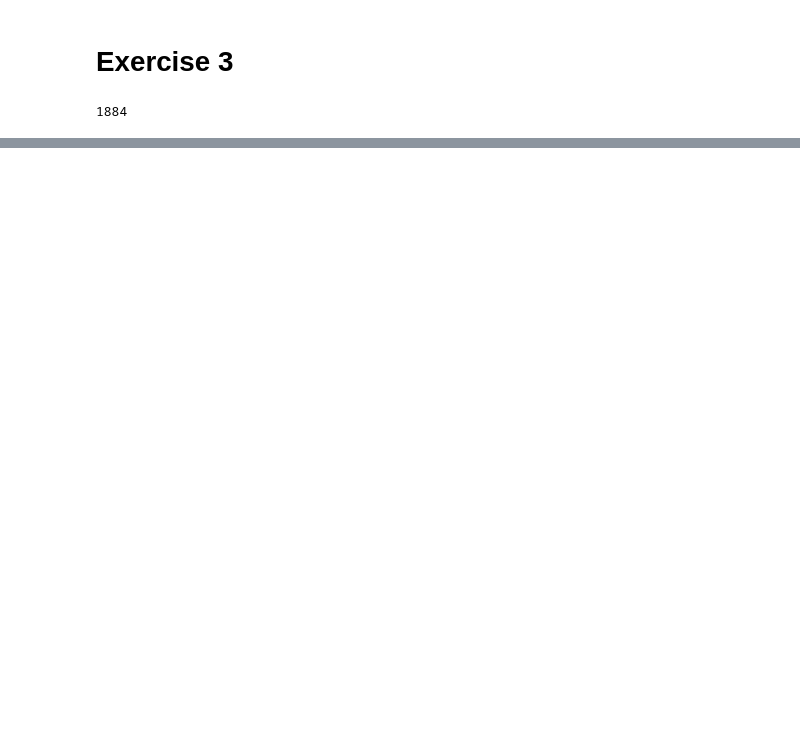
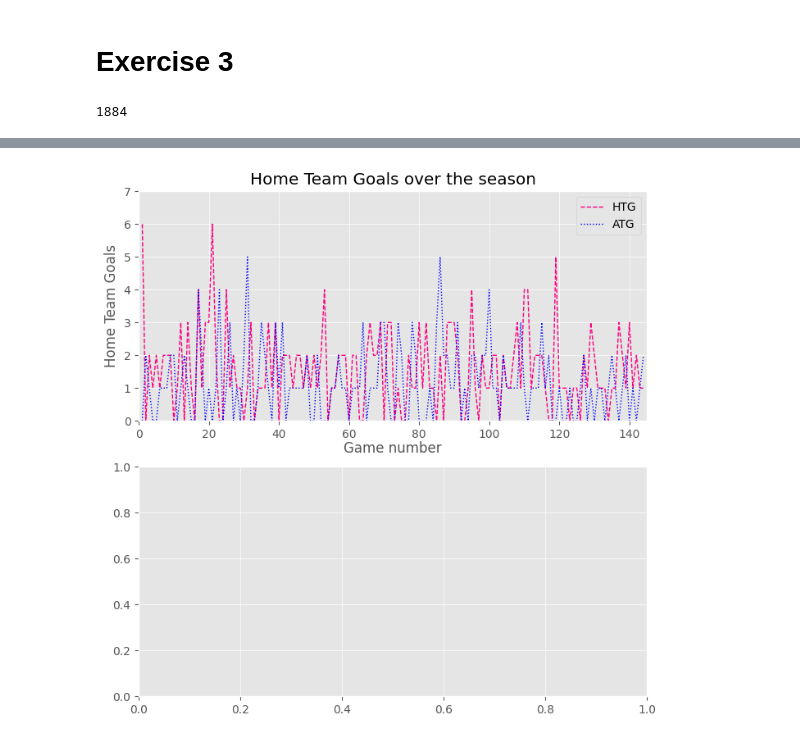
Before and after one commit to soumya-shome/My-Guide-to-Coding, a Jupyter notebook: Visualization/Code1.ipynb, the cells around one changed output, grey strips where cells are left out. Saved outputs shown, nothing was run; the diff lists cells and outputs as text; code cells hidden in the pictures; blank space fills up the shorter version.

```diff
--- a/Visualization/Code1.ipynb
+++ b/Visualization/Code1.ipynb
@@ -468,0 +469,38 @@ plt.show()
+# %%
+with open("Data/Goals.txt","r") as goalData:
+    homeTeamLine = goalData.readline()
+    homeTeamLine = homeTeamLine.strip(" \n")
+    homeTeamLine = homeTeamLine.split(" ")
+
+    HomeTeamGoals = [int(x) for x in homeTeamLine]
+    awayTeamLine = goalData.readline()
+    awayTeamLine = awayTeamLine.strip(" \n")
+    awayTeamLine = awayTeamLine.split(" ")
+
+    AwayTeamGoals = [int(x) for x in awayTeamLine]
+
+x=[]
+for i in range(1,len(HomeTeamGoals)+1):
+    x.append(i)
+
+fig2 = plt.figure("Second",figsize=(8,8))
+
+
+ax1 = fig2.add_subplot(2,1,1)
+ax2 = fig2.add_subplot(2,1,2)
+
+ax1.plot(x,HomeTeamGoals,color =(1,0,.5), linestyle="--", linewidth=1, label = "HTG")
+ax1.plot(x,AwayTeamGoals,color ="blue", linestyle=":", linewidth=1, label = "ATG")
+
+
+ax1.set_xlim(0,145)
+ax1.set_ylim(0,7)
+ax1.set_title("Home Team Goals over the season")
+ax1.set_xlabel("Game number", labelpad=1)
+ax1.set_ylabel("Home Team Goals")
+ax1.legend(loc = "best") # upper, lower, center, left, right, best
+
+
+plt.show()
+# %% [output]
+[figure, added]
```
Also changed, not shown: parts of 29 cells of this notebook, 13 other files.
